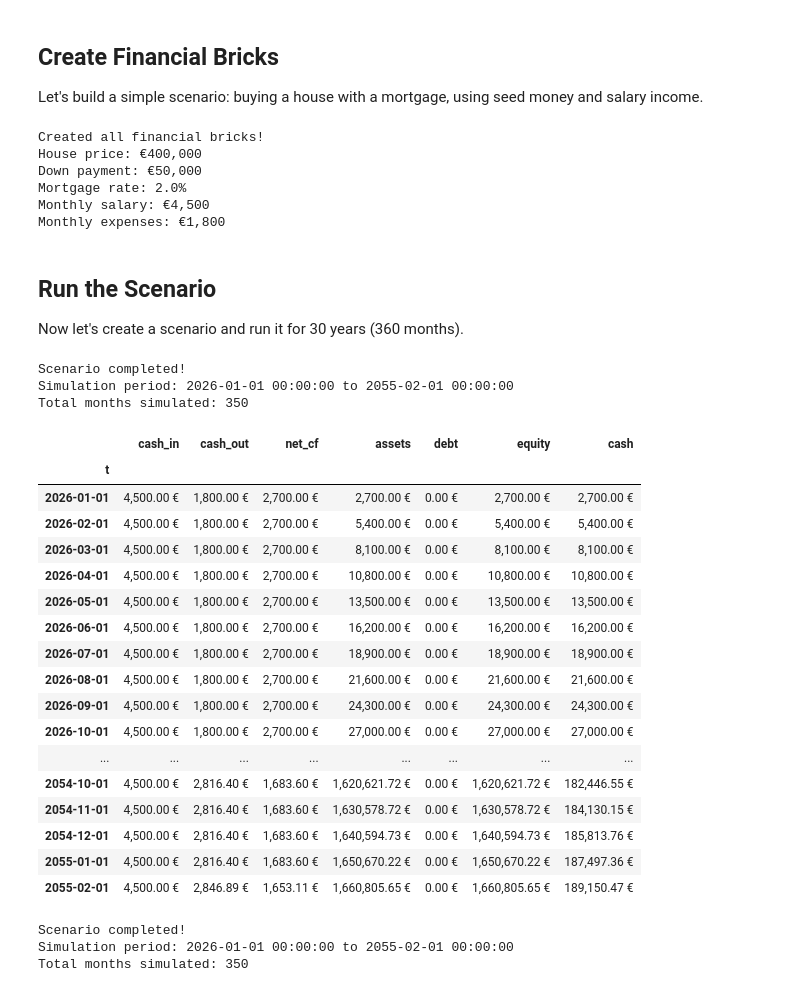
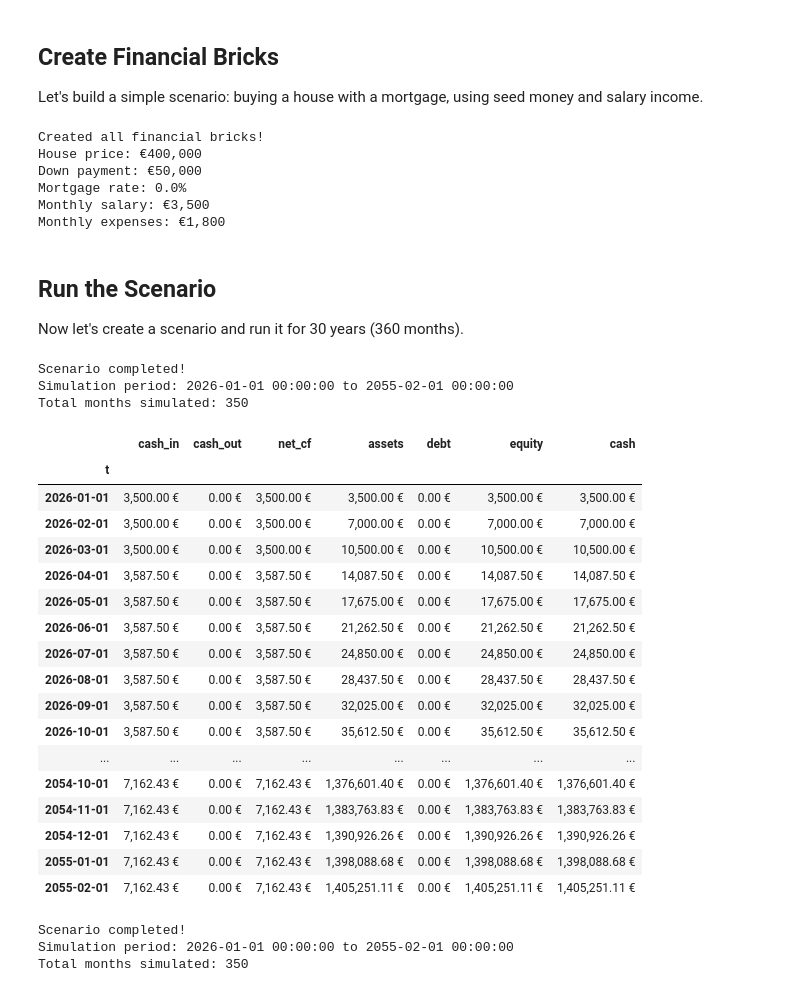
Before and after one commit to didac-crst/proto-finbrick-lab, a Jupyter notebook: finscenlab-poc/notebooks/01_quickstart.ipynb, the cells around one changed output. Drawn from its saved outputs; the diff is of its cells as text; code cells hidden in the pictures.

```diff
--- a/finscenlab-poc/notebooks/01_quickstart.ipynb
+++ b/finscenlab-poc/notebooks/01_quickstart.ipynb
@@ -57,7 +57,11 @@ salary = FBrick(
     id="salary",
     name="Net Salary",
     kind=K.F_INCOME,
-    spec={"amount_monthly": 4_500}
+    spec={
+        "amount_monthly": 3_500,  # €5k/month base salary
+        "annual_step_pct": 0.025,  # 4% annual increase
+        "step_month": 4  # Escalate in June every year
+    }
 )
 
 # Monthly living expenses
@@ -85,10 +89,11 @@ house = ABrick(
     name="Toulouse Flat",
     kind=K.A_PROPERTY,
     start_date= HOUSE_BUY_DATE,
+    duration_m=18,                # Run for 18 months
     spec={
         "price": 400_000,
-        "fees_pct": 0.1,  # 9.5% fees (notary, taxes, etc.)
-        "appreciation_pa": 0.02,  # 2% annual appreciation
+        "fees_pct": 0.0,  # 9.5% fees (notary, taxes, etc.)
+        "appreciation_pa": 0.00,  # 2% annual appreciation
         "down_payment": 50_000,
         "finance_fees": False  # Pay fees upfront, not financed
     }
@@ -101,8 +106,9 @@ mortgage = LBrick(
     kind=K.L_MORT_ANN,
     links={"auto_principal_from": "house_tls"},  # Links to house for auto-calculation
     start_date= HOUSE_BUY_DATE,
+    duration_m=18,                # Run for 18 months
     spec={
-        "rate_pa": 0.02,  # 3.4% annual rate
+        "rate_pa": 0.00,  # 3.4% annual rate
         "term_months": 300  # 25 years
     }
 )
@@ -140,8 +146,8 @@ print(f"Monthly expenses: €{living.spec['amount_monthly']:,}")
 Created all financial bricks!
 House price: €400,000
 Down payment: €50,000
-Mortgage rate: 2.0%
-Monthly salary: €4,500
+Mortgage rate: 0.0%
+Monthly salary: €3,500
 Monthly expenses: €1,800
 # %% [markdown]
 ## Run the Scenario
@@ -150,45 +156,45 @@ Now let's create a scenario and run it for 30 years (360 months).
 # %%
 pd.set_option('display.max_rows', 500)
 pd.options.display.float_format = '{:,.2f} €'.format
 
 # Create the scenario with all our bricks
 scenarioA = Scenario(
     id="scenA",
     name="Test",
-    bricks=[cash, house, mortgage, salary, living, etf]
-    # bricks=[cash, seed, salary, etf]
+    # bricks=[cash, house, mortgage, salary, living, etf]
+    bricks=[cash, salary,house, mortgage]
 )
 # Run the simulation for 30 years starting January 2026
 resultsA = scenarioA.run(start=date(2026, 1, 1), months=350)
 
 print("Scenario completed!")
 print(f"Simulation period: {resultsA['totals'].index[0]} to {resultsA['totals'].index[-1]}")
 print(f"Total months simulated: {len(resultsA['totals'])}")
 
 # Show first few months
 resultsA["totals"]
 # %% [output]
 Scenario completed!
 Simulation period: 2026-01-01 00:00:00 to 2055-02-01 00:00:00
 Total months simulated: 350
 |  | cash_in | cash_out | net_cf | assets | debt | equity | cash |
 | t |  |  |  |  |  |  |  |
-| 2026-01-01 | 4,500.00 € | 1,800.00 € | 2,700.00 € | 2,700.00 € | 0.00 € | 2,700.00 € | 2,700.00 € |
-| 2026-02-01 | 4,500.00 € | 1,800.00 € | 2,700.00 € | 5,400.00 € | 0.00 € | 5,400.00 € | 5,400.00 € |
-| 2026-03-01 | 4,500.00 € | 1,800.00 € | 2,700.00 € | 8,100.00 € | 0.00 € | 8,100.00 € | 8,100.00 € |
-| 2026-04-01 | 4,500.00 € | 1,800.00 € | 2,700.00 € | 10,800.00 € | 0.00 € | 10,800.00 € | 10,800.00 € |
-| 2026-05-01 | 4,500.00 € | 1,800.00 € | 2,700.00 € | 13,500.00 € | 0.00 € | 13,500.00 € | 13,500.00 € |
-| 2026-06-01 | 4,500.00 € | 1,800.00 € | 2,700.00 € | 16,200.00 € | 0.00 € | 16,200.00 € | 16,200.00 € |
-| 2026-07-01 | 4,500.00 € | 1,800.00 € | 2,700.00 € | 18,900.00 € | 0.00 € | 18,900.00 € | 18,900.00 € |
-| 2026-08-01 | 4,500.00 € | 1,800.00 € | 2,700.00 € | 21,600.00 € | 0.00 € | 21,600.00 € | 21,600.00 € |
-| 2026-09-01 | 4,500.00 € | 1,800.00 € | 2,700.00 € | 24,300.00 € | 0.00 € | 24,300.00 € | 24,300.00 € |
-| 2026-10-01 | 4,500.00 € | 1,800.00 € | 2,700.00 € | 27,000.00 € | 0.00 € | 27,000.00 € | 27,000.00 € |
+| 2026-01-01 | 3,500.00 € | 0.00 € | 3,500.00 € | 3,500.00 € | 0.00 € | 3,500.00 € | 3,500.00 € |
+| 2026-02-01 | 3,500.00 € | 0.00 € | 3,500.00 € | 7,000.00 € | 0.00 € | 7,000.00 € | 7,000.00 € |
+| 2026-03-01 | 3,500.00 € | 0.00 € | 3,500.00 € | 10,500.00 € | 0.00 € | 10,500.00 € | 10,500.00 € |
+| 2026-04-01 | 3,587.50 € | 0.00 € | 3,587.50 € | 14,087.50 € | 0.00 € | 14,087.50 € | 14,087.50 € |
+| 2026-05-01 | 3,587.50 € | 0.00 € | 3,587.50 € | 17,675.00 € | 0.00 € | 17,675.00 € | 17,675.00 € |
+| 2026-06-01 | 3,587.50 € | 0.00 € | 3,587.50 € | 21,262.50 € | 0.00 € | 21,262.50 € | 21,262.50 € |
+| 2026-07-01 | 3,587.50 € | 0.00 € | 3,587.50 € | 24,850.00 € | 0.00 € | 24,850.00 € | 24,850.00 € |
+| 2026-08-01 | 3,587.50 € | 0.00 € | 3,587.50 € | 28,437.50 € | 0.00 € | 28,437.50 € | 28,437.50 € |
+| 2026-09-01 | 3,587.50 € | 0.00 € | 3,587.50 € | 32,025.00 € | 0.00 € | 32,025.00 € | 32,025.00 € |
+| 2026-10-01 | 3,587.50 € | 0.00 € | 3,587.50 € | 35,612.50 € | 0.00 € | 35,612.50 € | 35,612.50 € |
 | ... | ... | ... | ... | ... | ... | ... | ... |
-| 2054-10-01 | 4,500.00 € | 2,816.40 € | 1,683.60 € | 1,620,621.72 € | 0.00 € | 1,620,621.72 € | 182,446.55 € |
-| 2054-11-01 | 4,500.00 € | 2,816.40 € | 1,683.60 € | 1,630,578.72 € | 0.00 € | 1,630,578.72 € | 184,130.15 € |
-| 2054-12-01 | 4,500.00 € | 2,816.40 € | 1,683.60 € | 1,640,594.73 € | 0.00 € | 1,640,594.73 € | 185,813.76 € |
-| 2055-01-01 | 4,500.00 € | 2,816.40 € | 1,683.60 € | 1,650,670.22 € | 0.00 € | 1,650,670.22 € | 187,497.36 € |
-| 2055-02-01 | 4,500.00 € | 2,846.89 € | 1,653.11 € | 1,660,805.65 € | 0.00 € | 1,660,805.65 € | 189,150.47 € |
+| 2054-10-01 | 7,162.43 € | 0.00 € | 7,162.43 € | 1,376,601.40 € | 0.00 € | 1,376,601.40 € | 1,376,601.40 € |
+| 2054-11-01 | 7,162.43 € | 0.00 € | 7,162.43 € | 1,383,763.83 € | 0.00 € | 1,383,763.83 € | 1,383,763.83 € |
+| 2054-12-01 | 7,162.43 € | 0.00 € | 7,162.43 € | 1,390,926.26 € | 0.00 € | 1,390,926.26 € | 1,390,926.26 € |
+| 2055-01-01 | 7,162.43 € | 0.00 € | 7,162.43 € | 1,398,088.68 € | 0.00 € | 1,398,088.68 € | 1,398,088.68 € |
+| 2055-02-01 | 7,162.43 € | 0.00 € | 7,162.43 € | 1,405,251.11 € | 0.00 € | 1,405,251.11 € | 1,405,251.11 € |
 # %%
 # Create the scenario with all our bricks
 scenarioB = Scenario(
```
Also changed, not shown: 4 other files.
